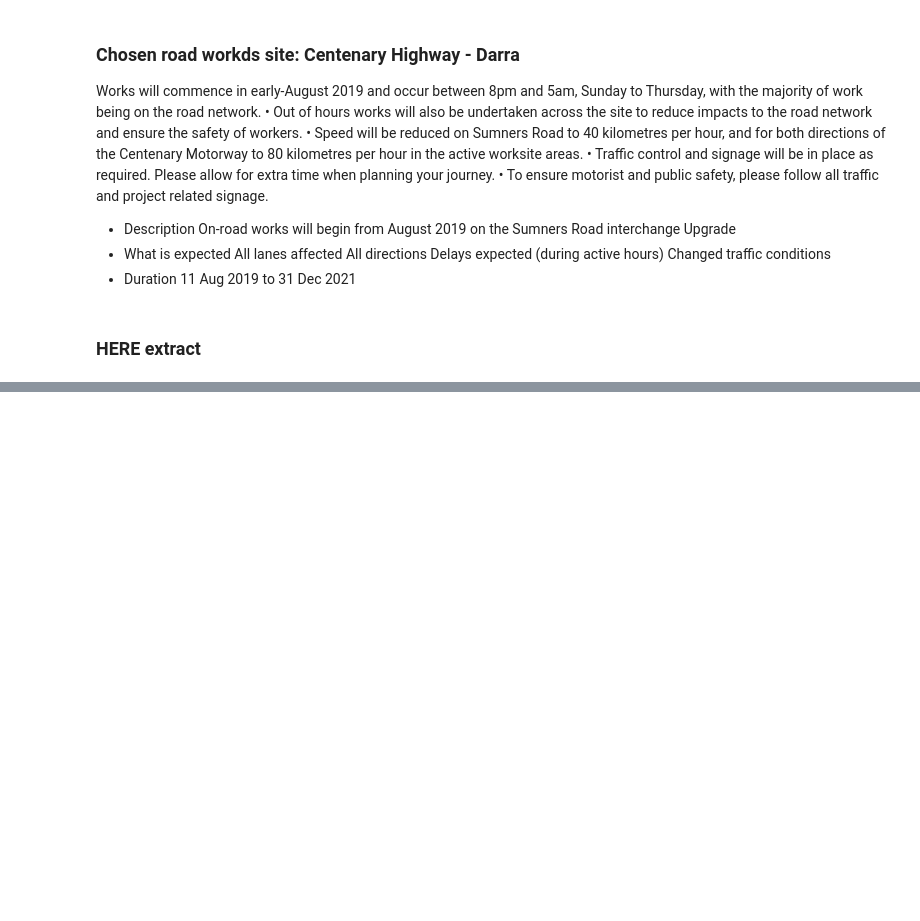
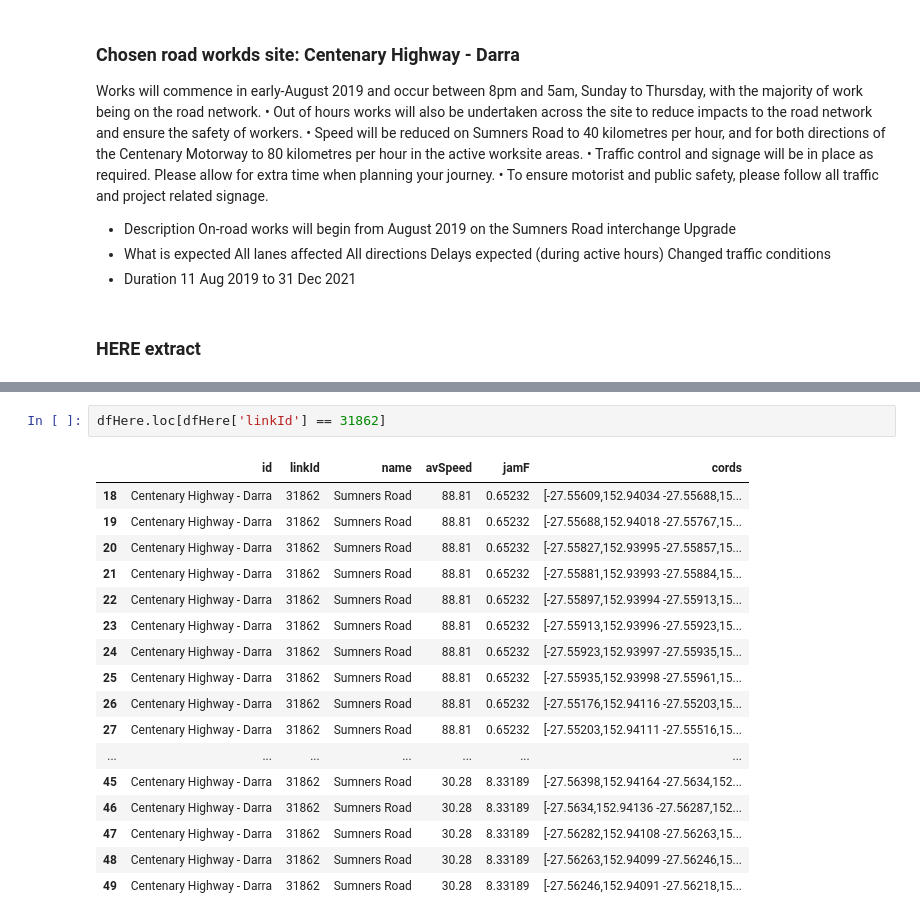
Before and after one commit to jaworra/TMR-Sensor, a Jupyter notebook: Streams_Sites_Explore.ipynb, the cells around one changed output, grey strips where cells are left out. Saved outputs shown, nothing was run; the diff lists cells and outputs as text; blank space fills up the shorter version.

```diff
--- a/Streams_Sites_Explore.ipynb
+++ b/Streams_Sites_Explore.ipynb
@@ -114,0 +198,20 @@ Changed traffic conditions
+# %%
+dfHere.loc[dfHere['linkId'] == 31862]
+# %% [output]
+|  | id | linkId | name | avSpeed | jamF | cords |
+| 18 | Centenary Highway - Darra | 31862 | Sumners Road | 88.81 | 0.65232 | [-27.55609,152.94034 -27.55688,15... |
+| 19 | Centenary Highway - Darra | 31862 | Sumners Road | 88.81 | 0.65232 | [-27.55688,152.94018 -27.55767,15... |
+| 20 | Centenary Highway - Darra | 31862 | Sumners Road | 88.81 | 0.65232 | [-27.55827,152.93995 -27.55857,15... |
+| 21 | Centenary Highway - Darra | 31862 | Sumners Road | 88.81 | 0.65232 | [-27.55881,152.93993 -27.55884,15... |
+| 22 | Centenary Highway - Darra | 31862 | Sumners Road | 88.81 | 0.65232 | [-27.55897,152.93994 -27.55913,15... |
+| 23 | Centenary Highway - Darra | 31862 | Sumners Road | 88.81 | 0.65232 | [-27.55913,152.93996 -27.55923,15... |
+| 24 | Centenary Highway - Darra | 31862 | Sumners Road | 88.81 | 0.65232 | [-27.55923,152.93997 -27.55935,15... |
+| 25 | Centenary Highway - Darra | 31862 | Sumners Road | 88.81 | 0.65232 | [-27.55935,152.93998 -27.55961,15... |
+| 26 | Centenary Highway - Darra | 31862 | Sumners Road | 88.81 | 0.65232 | [-27.55176,152.94116 -27.55203,15... |
+| 27 | Centenary Highway - Darra | 31862 | Sumners Road | 88.81 | 0.65232 | [-27.55203,152.94111 -27.55516,15... |
+| ... | ... | ... | ... | ... | ... | ... |
+| 45 | Centenary Highway - Darra | 31862 | Sumners Road | 30.28 | 8.33189 | [-27.56398,152.94164 -27.5634,152... |
+| 46 | Centenary Highway - Darra | 31862 | Sumners Road | 30.28 | 8.33189 | [-27.5634,152.94136 -27.56287,152... |
+| 47 | Centenary Highway - Darra | 31862 | Sumners Road | 30.28 | 8.33189 | [-27.56282,152.94108 -27.56263,15... |
+| 48 | Centenary Highway - Darra | 31862 | Sumners Road | 30.28 | 8.33189 | [-27.56263,152.94099 -27.56246,15... |
+| 49 | Centenary Highway - Darra | 31862 | Sumners Road | 30.28 | 8.33189 | [-27.56246,152.94091 -27.56218,15... |
```
Also changed, not shown: parts of 10 cells of this notebook.
